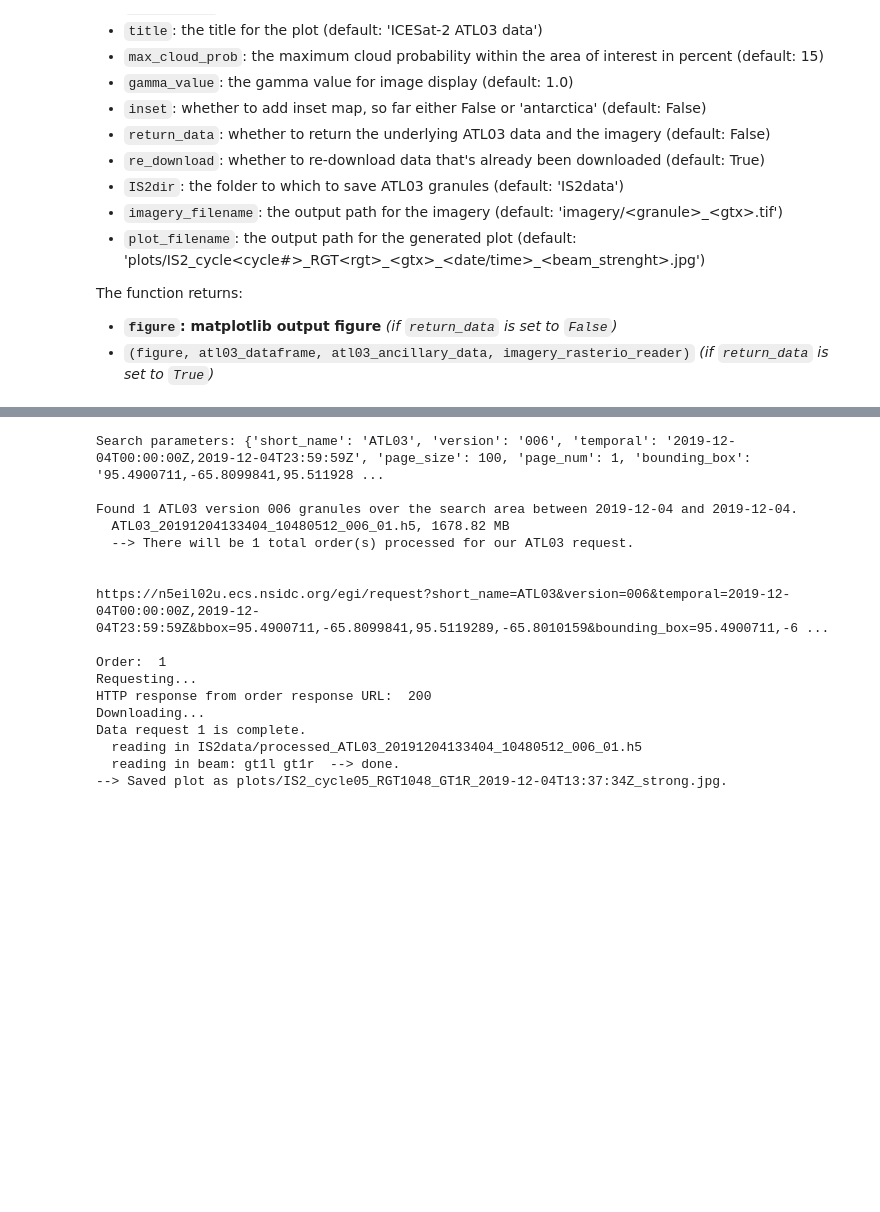
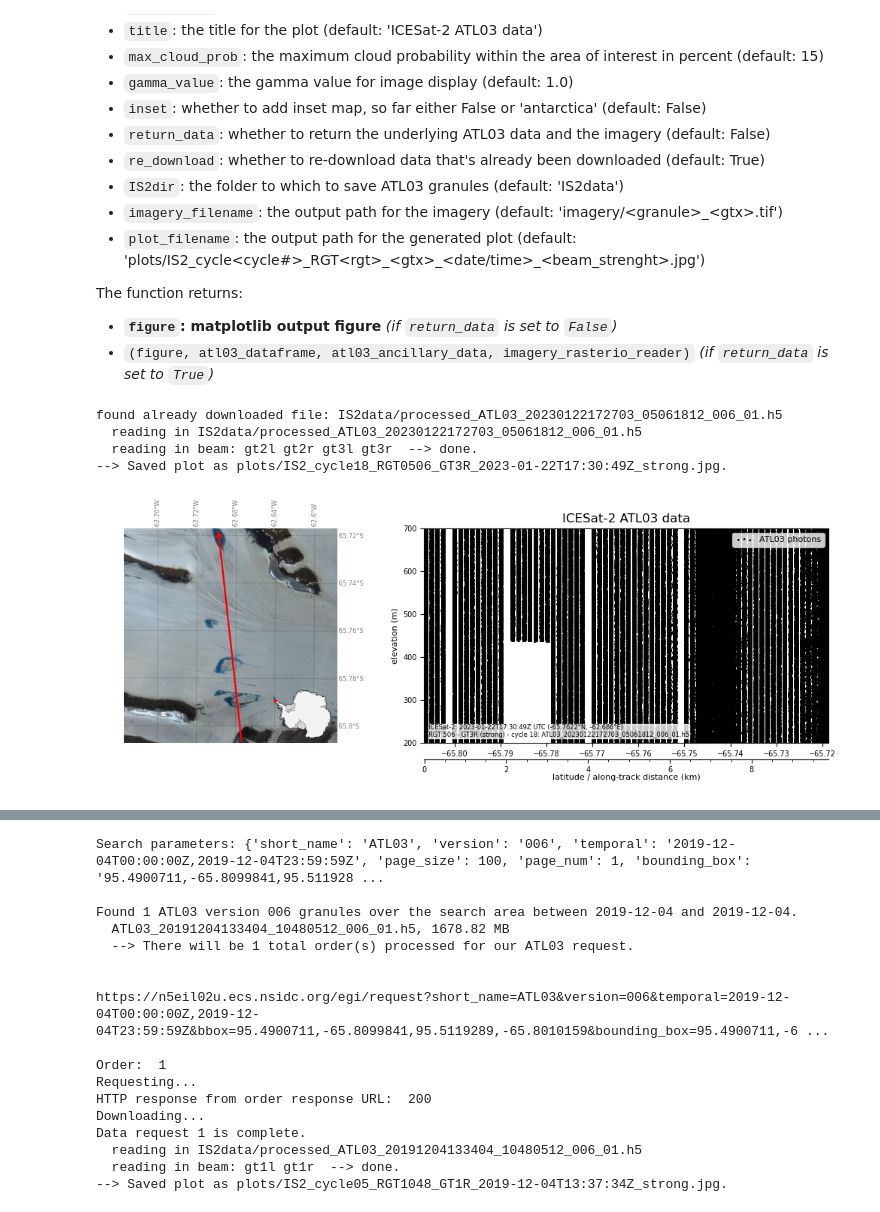
Before and after one commit to fliphilipp/ICESat2Sentinel2, a Jupyter notebook: IS2S2_plot_example.ipynb, the cells around one changed output, grey strips where cells are left out. Saved outputs shown, nothing was run; the diff lists cells and outputs as text; code cells hidden in the pictures; blank space fills up the shorter version.

```diff
--- a/IS2S2_plot_example.ipynb
+++ b/IS2S2_plot_example.ipynb
@@ -30,4 +32,24 @@ The function returns:
 from utils.S2 import plotIS2S2
+# %%
+kwargs = {
+    'lon' : -62.68601,
+    'lat' : -65.76217,
+    'date' : '2023-01-22',
+    'rgt' : 506,
+    'gtx' : 'gt3r',
+    'buffer_m' : 5000,
+    'gamma_value' : 1.0,
+    'ylim' : (200,700),
+    'inset': 'antarctica',
+    're_download': False
+}
+fig = plotIS2S2(**kwargs)
+# %% [output]
+found already downloaded file: IS2data/processed_ATL03_20230122172703_05061812_006_01.h5
+  reading in IS2data/processed_ATL03_20230122172703_05061812_006_01.h5
+  reading in beam: gt2l gt2r gt3l gt3r  --> done.
+--> Saved plot as plots/IS2_cycle18_RGT0506_GT3R_2023-01-22T17:30:49Z_strong.jpg.
+[figure, added]
 # %%
 # shackleton, ~400m of bench along-track
 # /Volumes/nox/Philipp/IceLakesRun1/GlacierLakeDetectionICESat2/detection_out_data/lake_09928792_AIS_2020-21_simplified_ANT_1000_East_C-Cp_ATL03_20201118081610_08420910_006_01_gt2l_0000.h5
```
Also changed, not shown: parts of 2 cells of this notebook, 2 other files.
